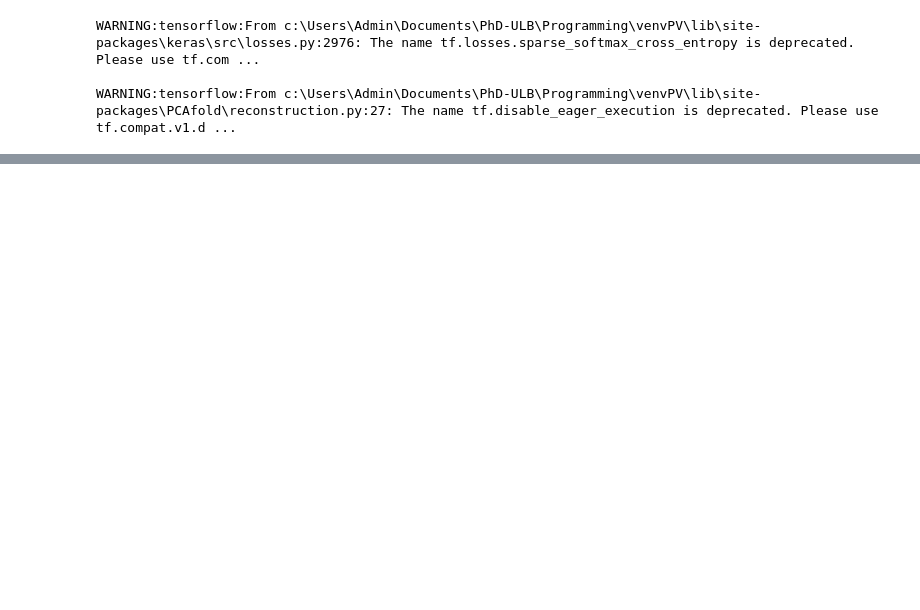
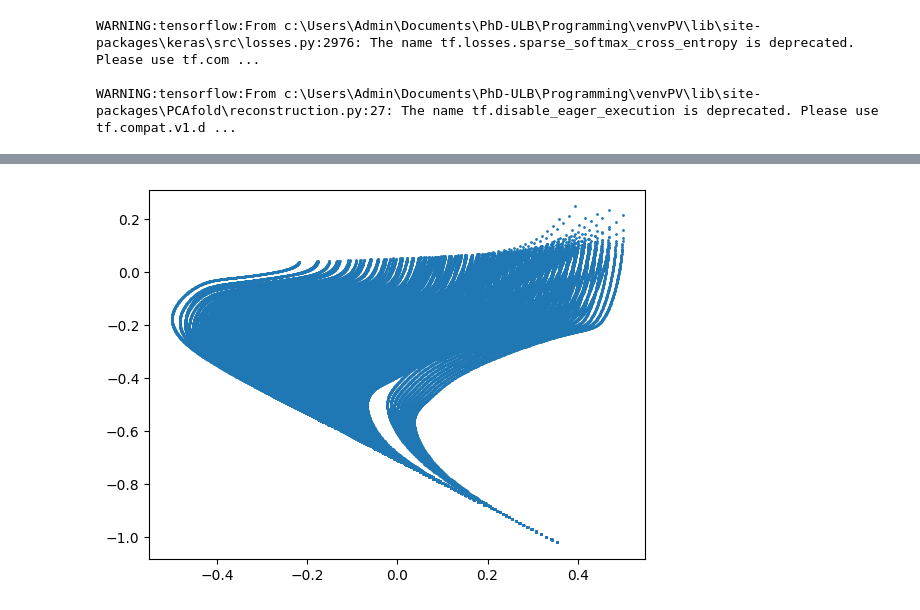
Before and after one commit to GregoireCorluy/Encoder-decoder-for-practical-ROM, a Jupyter notebook: analysis/Test-ED-library.ipynb, the cells around one changed output, grey strips where cells are left out. Drawn from its saved outputs; the diff is of its cells as text; code cells hidden in the pictures; blank space fills up the shorter version.

```diff
--- a/analysis/Test-ED-library.ipynb
+++ b/analysis/Test-ED-library.ipynb
@@ -34,0 +35,5 @@ ValueError: not enough values to unpack (expected 3, got 2)
+# %%
+plt.scatter(extraVars, PV, s=1)
+plt.show()
+# %% [output]
+[figure, added]
```
Also changed, not shown: parts of 3 cells of this notebook.
